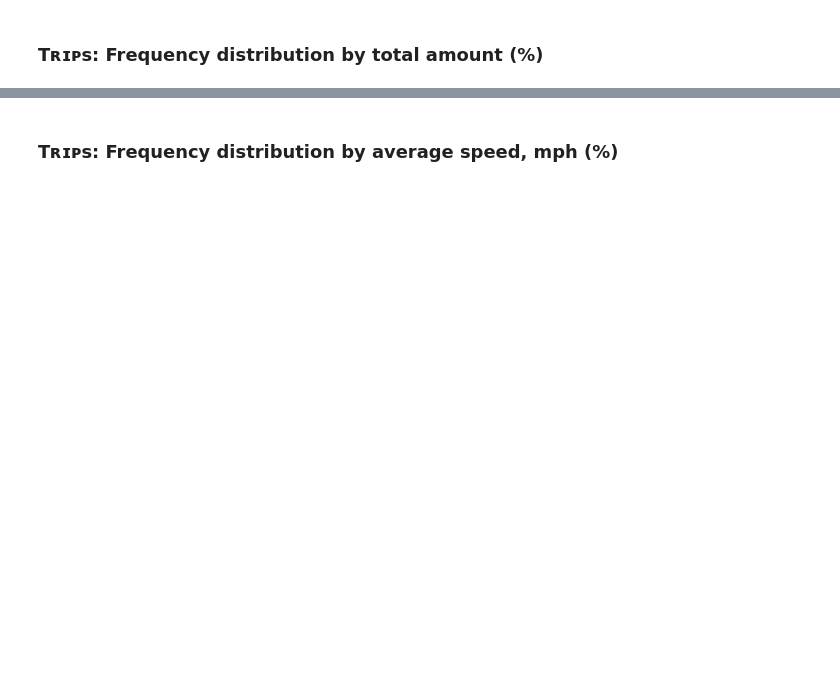
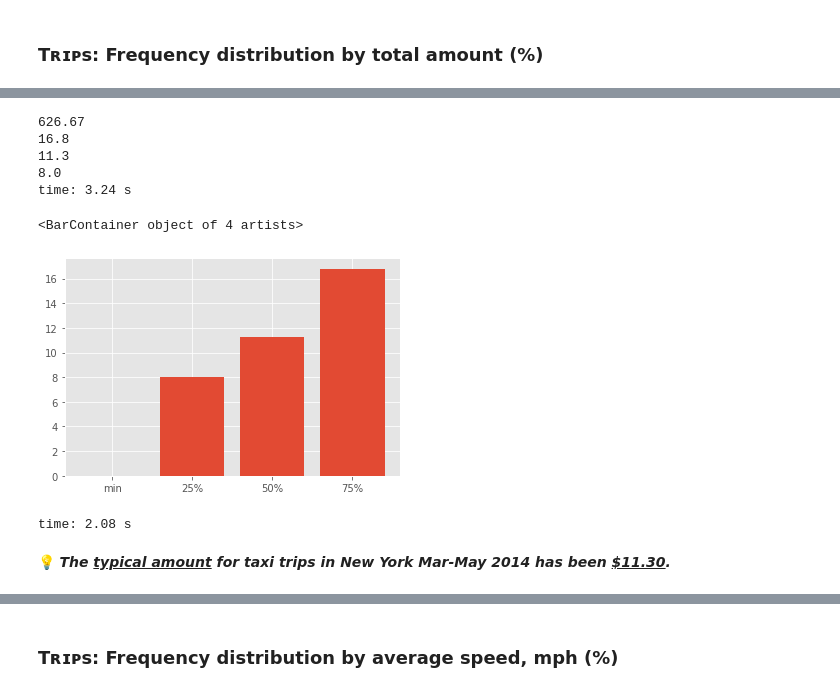
Before and after one commit to isis-santos-costa/99_Challenge, a Jupyter notebook: 99__EDA.ipynb, the cells around one changed output, grey strips where cells are left out. Cells and saved outputs as stored; diff of their text form; code cells hidden in the pictures; blank space fills up the shorter version.

```diff
--- a/99__EDA.ipynb
+++ b/99__EDA.ipynb
@@ -1336,0 +1495,19 @@ plt.show()
+# %%
+print(df['total_amount'].describe()[7])
+print(df['total_amount'].describe()[6])
+print(df['total_amount'].describe()[5])
+print(df['total_amount'].describe()[4])
+# %% [output]
+626.67
+16.8
+11.3
+8.0
+time: 3.24 s
+# %%
+plt.bar(df['total_amount'].describe().keys()[3:7], df['total_amount'].describe()[3:7])
+# %% [output]
+<BarContainer object of 4 artists>
+[figure, added]
+time: 2.08 s
+# %% [markdown]
+💡 <i><b> The <u>typical amount</u> for taxi trips in New York Mar-May 2014 has been <u>$11.30</u>. </b></i>
```
Also changed, not shown: parts of 41 cells of this notebook.
